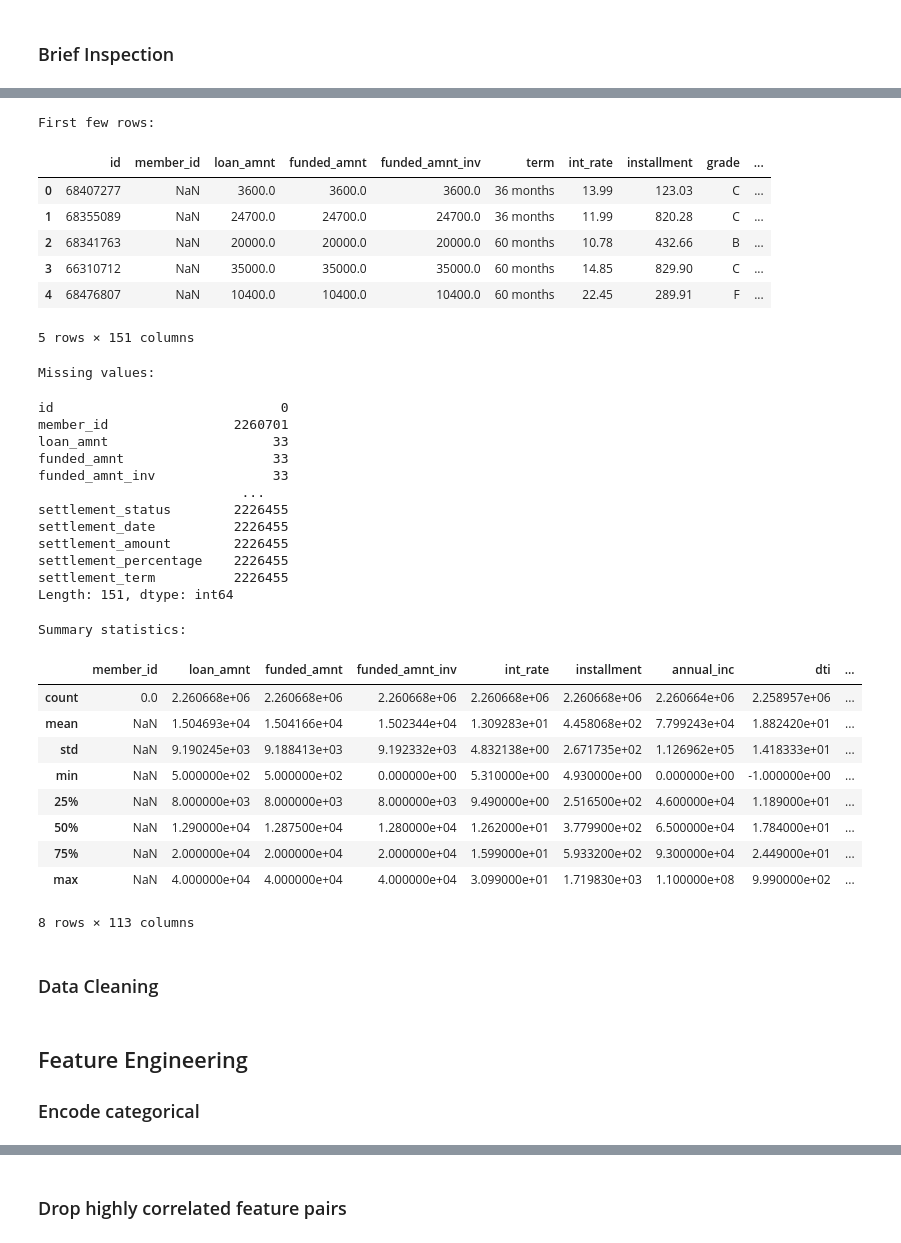
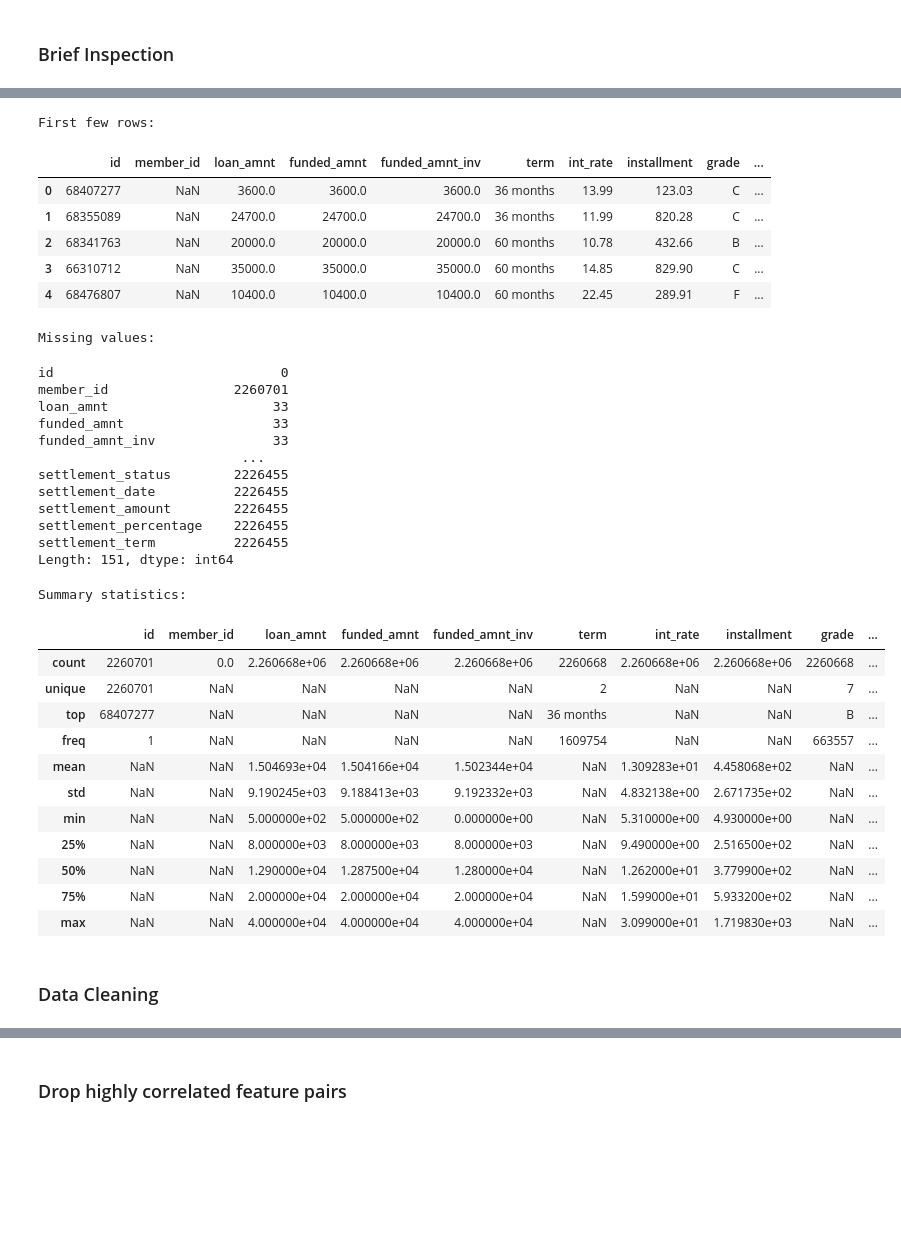
Before and after one commit to brendancsmith/credit-risk, a Jupyter notebook: notebooks/exploratory.ipynb, the cells around one changed output, grey strips where cells are left out. Cells and saved outputs as stored; diff of their text form; code cells hidden in the pictures; blank space fills up the shorter version.

```diff
--- a/notebooks/exploratory.ipynb
+++ b/notebooks/exploratory.ipynb
@@ -6,23 +6,26 @@ import sys
 
 # Add the src directory to the Python path
 sys.path.append(os.path.abspath(os.path.join(os.getcwd(), '..')))
+# %%
+import pandas as pd
+
+pd.set_option('display.max_columns', None)
 # %% [markdown]
 ## Data Preprocessing
 
 ### Load the dataset
 # %%
+from IPython.display import display
 from matplotlib import pyplot as plt
 import numpy as np
 import seaborn as sns
 
 from src import preprocessing
 
-df_backup = None
-
-if not df_backup:
+if "df_backup" not in globals():
     df = preprocessing.load_data()
     df_backup = df.copy()
 else:
-    df = df_backup.copy()
+    df = df_backup.copy()  # type: ignore
 # %% [markdown]
 ### Brief Inspection
@@ -50,47 +61,48 @@ zip_code
 # %%
 # View first few rows
 print("First few rows:")
 display(df.head())
 
 # Check for missing values
 print("\nMissing values:")
 display(df.isnull().sum())
 
 # Summary statistics
 print("\nSummary statistics:")
-display(df.describe())
+display(df.describe(include='all'))
 # %% [output]
 First few rows:
 |  | id | member_id | loan_amnt | funded_amnt | funded_amnt_inv | term | int_rate | installment | grade | ... |
 | 0 | 68407277 | NaN | 3600.0 | 3600.0 | 3600.0 | 36 months | 13.99 | 123.03 | C | ... |
 | 1 | 68355089 | NaN | 24700.0 | 24700.0 | 24700.0 | 36 months | 11.99 | 820.28 | C | ... |
 | 2 | 68341763 | NaN | 20000.0 | 20000.0 | 20000.0 | 60 months | 10.78 | 432.66 | B | ... |
 | 3 | 66310712 | NaN | 35000.0 | 35000.0 | 35000.0 | 60 months | 14.85 | 829.90 | C | ... |
 | 4 | 68476807 | NaN | 10400.0 | 10400.0 | 10400.0 | 60 months | 22.45 | 289.91 | F | ... |
-5 rows × 151 columns
+Missing values:
-Missing values:
+id                             0
+member_id                2260701
+loan_amnt                     33
+funded_amnt                   33
+funded_amnt_inv               33
+                          ...
+settlement_status        2226455
+settlement_date          2226455
+settlement_amount        2226455
+settlement_percentage    2226455
+settlement_term          2226455
+Length: 151, dtype: int64
-id                             0
-member_id                2260701
-loan_amnt                     33
-funded_amnt                   33
-funded_amnt_inv               33
-                          ...
-settlement_status        2226455
-settlement_date          2226455
-settlement_amount        2226455
-settlement_percentage    2226455
-settlement_term          2226455
-Length: 151, dtype: int64
+Summary statistics:
-Summary statistics:
-|  | member_id | loan_amnt | funded_amnt | funded_amnt_inv | int_rate | installment | annual_inc | dti | ... |
-| count | 0.0 | 2.260668e+06 | 2.260668e+06 | 2.260668e+06 | 2.260668e+06 | 2.260668e+06 | 2.260664e+06 | 2.258957e+06 | ... |
-| mean | NaN | 1.504693e+04 | 1.504166e+04 | 1.502344e+04 | 1.309283e+01 | 4.458068e+02 | 7.799243e+04 | 1.882420e+01 | ... |
-| std | NaN | 9.190245e+03 | 9.188413e+03 | 9.192332e+03 | 4.832138e+00 | 2.671735e+02 | 1.126962e+05 | 1.418333e+01 | ... |
-| min | NaN | 5.000000e+02 | 5.000000e+02 | 0.000000e+00 | 5.310000e+00 | 4.930000e+00 | 0.000000e+00 | -1.000000e+00 | ... |
-| 25% | NaN | 8.000000e+03 | 8.000000e+03 | 8.000000e+03 | 9.490000e+00 | 2.516500e+02 | 4.600000e+04 | 1.189000e+01 | ... |
-| 50% | NaN | 1.290000e+04 | 1.287500e+04 | 1.280000e+04 | 1.262000e+01 | 3.779900e+02 | 6.500000e+04 | 1.784000e+01 | ... |
-| 75% | NaN | 2.000000e+04 | 2.000000e+04 | 2.000000e+04 | 1.599000e+01 | 5.933200e+02 | 9.300000e+04 | 2.449000e+01 | ... |
-| max | NaN | 4.000000e+04 | 4.000000e+04 | 4.000000e+04 | 3.099000e+01 | 1.719830e+03 | 1.100000e+08 | 9.990000e+02 | ... |
+|  | id | member_id | loan_amnt | funded_amnt | funded_amnt_inv | term | int_rate | installment | grade | ... |
+| count | 2260701 | 0.0 | 2.260668e+06 | 2.260668e+06 | 2.260668e+06 | 2260668 | 2.260668e+06 | 2.260668e+06 | 2260668 | ... |
+| unique | 2260701 | NaN | NaN | NaN | NaN | 2 | NaN | NaN | 7 | ... |
+| top | 68407277 | NaN | NaN | NaN | NaN | 36 months | NaN | NaN | B | ... |
+| freq | 1 | NaN | NaN | NaN | NaN | 1609754 | NaN | NaN | 663557 | ... |
+| mean | NaN | NaN | 1.504693e+04 | 1.504166e+04 | 1.502344e+04 | NaN | 1.309283e+01 | 4.458068e+02 | NaN | ... |
+| std | NaN | NaN | 9.190245e+03 | 9.188413e+03 | 9.192332e+03 | NaN | 4.832138e+00 | 2.671735e+02 | NaN | ... |
+| min | NaN | NaN | 5.000000e+02 | 5.000000e+02 | 0.000000e+00 | NaN | 5.310000e+00 | 4.930000e+00 | NaN | ... |
+| 25% | NaN | NaN | 8.000000e+03 | 8.000000e+03 | 8.000000e+03 | NaN | 9.490000e+00 | 2.516500e+02 | NaN | ... |
+| 50% | NaN | NaN | 1.290000e+04 | 1.287500e+04 | 1.280000e+04 | NaN | 1.262000e+01 | 3.779900e+02 | NaN | ... |
+| 75% | NaN | NaN | 2.000000e+04 | 2.000000e+04 | 2.000000e+04 | NaN | 1.599000e+01 | 5.933200e+02 | NaN | ... |
+| max | NaN | NaN | 4.000000e+04 | 4.000000e+04 | 4.000000e+04 | NaN | 3.099000e+01 | 1.719830e+03 | NaN | ... |
-8 rows × 113 columns
 # %% [markdown]
 ### Data Cleaning
@@ -101,3 +108,0 @@ df = preprocessing.impute_missing_values(df)
-# %% [markdown]
-## Feature Engineering
-### Encode categorical
```
Also changed, not shown: parts of 39 cells of this notebook, 3 other files.
